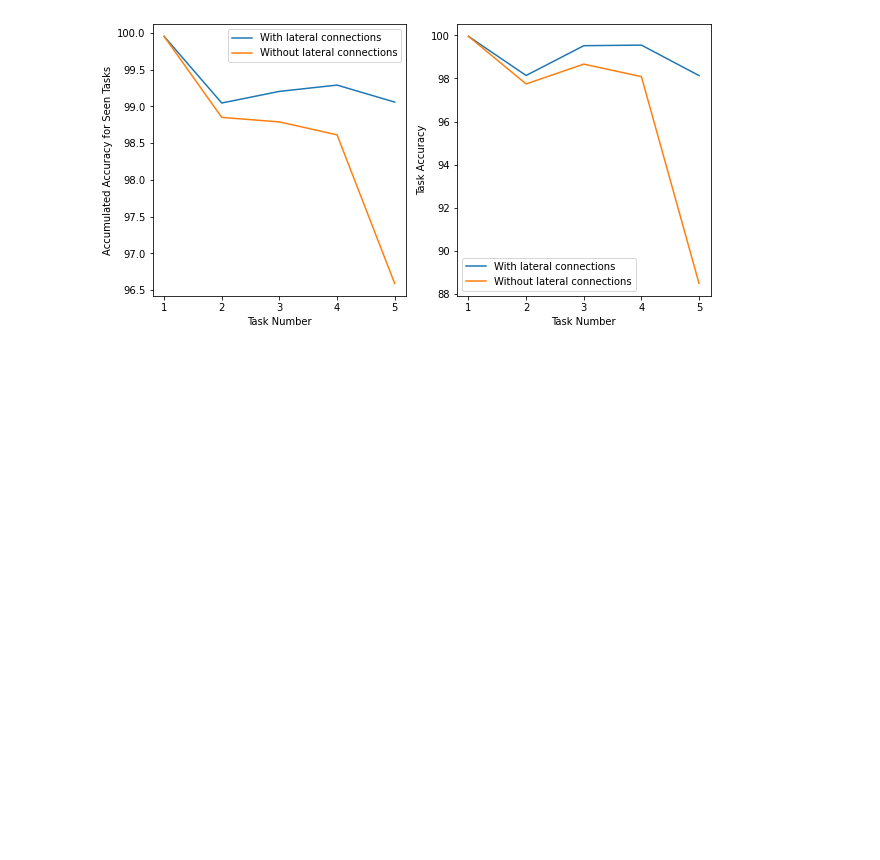
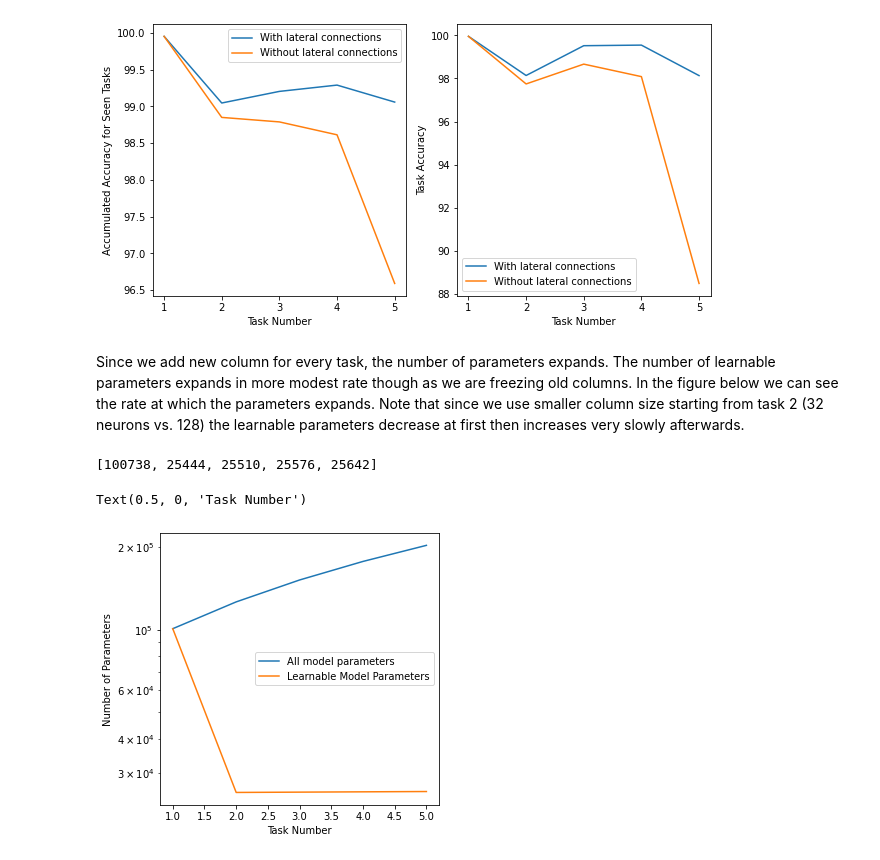
Before and after one commit to ContinualAI/colab, a Jupyter notebook: notebooks/CL_via_PNN.ipynb, the cells around one changed output. Cells and saved outputs as stored; diff of their text form; code cells hidden in the pictures; blank space fills up the shorter version.

Commit message:
add number of param. over time

```diff
--- a/notebooks/CL_via_PNN.ipynb
+++ b/notebooks/CL_via_PNN.ipynb
@@ -184,6 +200,10 @@ def train_PNN(epochs=10):
   "Train all 5 taks using PNN"
   accs_grid_a = []
   accs_grid_no_a = []
+
+  # to track the increase of the number of parameters
+  parameters = []
+  grad_parameters = []
 
   net = Net()
   for task_id in range(tasks_num):
@@ -194,6 +214,9 @@ def train_PNN(epochs=10):
       net.add_column(hsize=32)
     else: net.add_column()
     optimizer = optim.SGD(net.parameters(), lr=0.01, momentum=0.9)
+    # increase of parameters over time
+    parameters.append(sum(p.numel() for p in net.parameters()))
+    grad_parameters.append(sum(p.numel() for p in net.parameters() if p.requires_grad))
     train(net, task_id, device, x_train, t_train, optimizer,
           epochs=epochs, log_training=False)
 
@@ -226,9 +249,9 @@ def train_PNN(epochs=10):
     accs_grid_no_a.append(accs_no_a)
 
   # return accuracies with and without lateral connections
-  return accs_grid_a, accs_grid_no_a
+  return accs_grid_a, accs_grid_no_a, parameters, grad_parameters
 # %%
-accs_a, accs_no_a = train_PNN(epochs=15)
+accs_a, accs_no_a, parameters, grad_parameters= train_PNN(epochs=15)
 # %% [markdown]
 We can see from the below figure that the network uses some of the knowledge learnt from previous tasks to learn new tasks. As task number increases, its dependance on lateral connections increases (due to having more more connections as the task# progresses.) MNIST problem with multi-head setting is relatively simple though and with more complex tasks we can see more prononced releance on transfer learning from previous columns and can have a proxy for task similarity. A deeper analysis can be found in [the original paper](https://arxiv.org/pdf/1606.04671.pdf)
 # %%
@@ -248,3 +271,21 @@ ax[1].set_xlabel('Task Number')
 # %% [output]
 Text(0.5, 0, 'Task Number')
 [figure]
+# %% [markdown]
+Since we add new column for every task, the number of parameters expands. The number of learnable parameters expands in more modest rate though as we are freezing old columns. In the figure below we can see the rate at which the parameters expands. Note that since we use smaller column size starting from task 2 (32 neurons vs. 128) the learnable parameters decrease at first then increases very slowly afterwards.
+# %%
+# Number of learnable paramters decreases after task#1, increase by just 66 after task#2
+print(grad_parameters)
+# %% [output]
+[100738, 25444, 25510, 25576, 25642]
+# %%
+fig, ax = plt.subplots(1, 1, figsize=(5, 5))
+ax.plot(range(1, 6), parameters)
+ax.plot(range(1, 6), grad_parameters)
+ax.set_yscale('log')
+ax.legend(['All model parameters', 'Learnable Model Parameters'])
+ax.set_ylabel('Number of Parameters')
+ax.set_xlabel('Task Number')
+# %% [output]
+Text(0.5, 0, 'Task Number')
+[figure, added]
```
Also changed, not shown: parts of 1 cell of this notebook.
